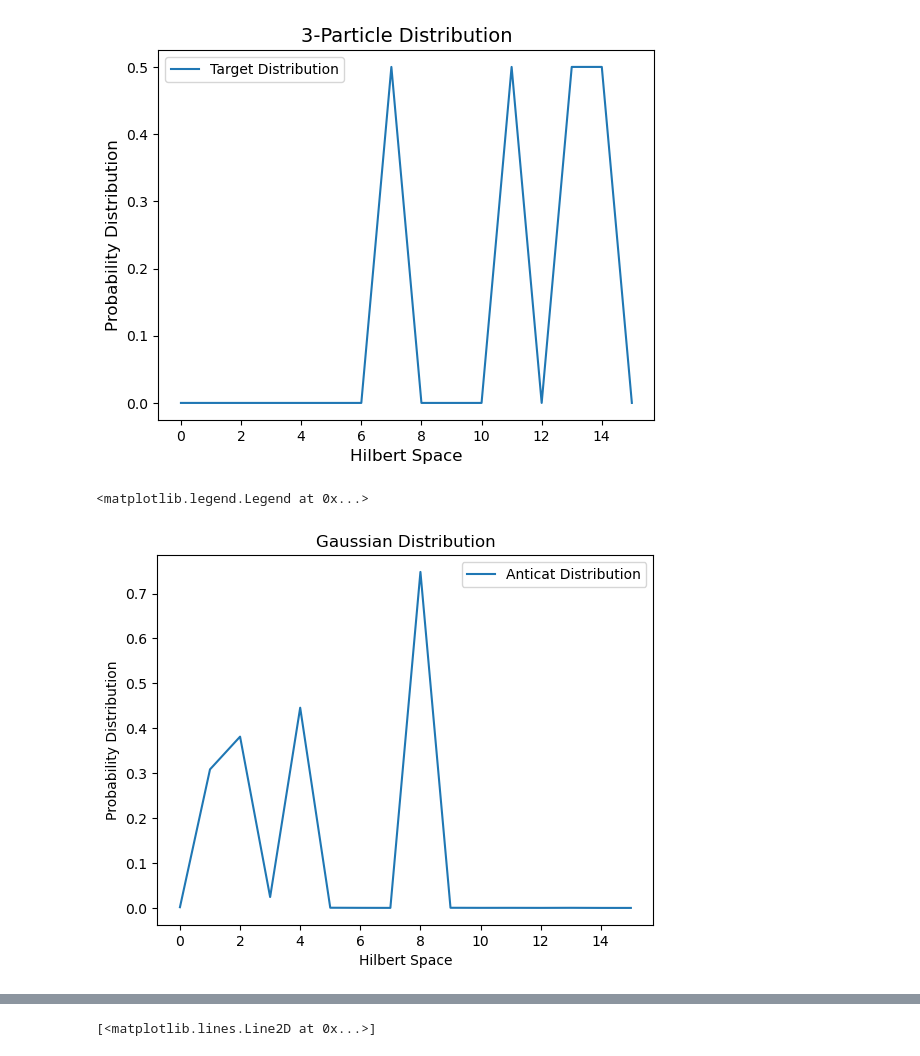
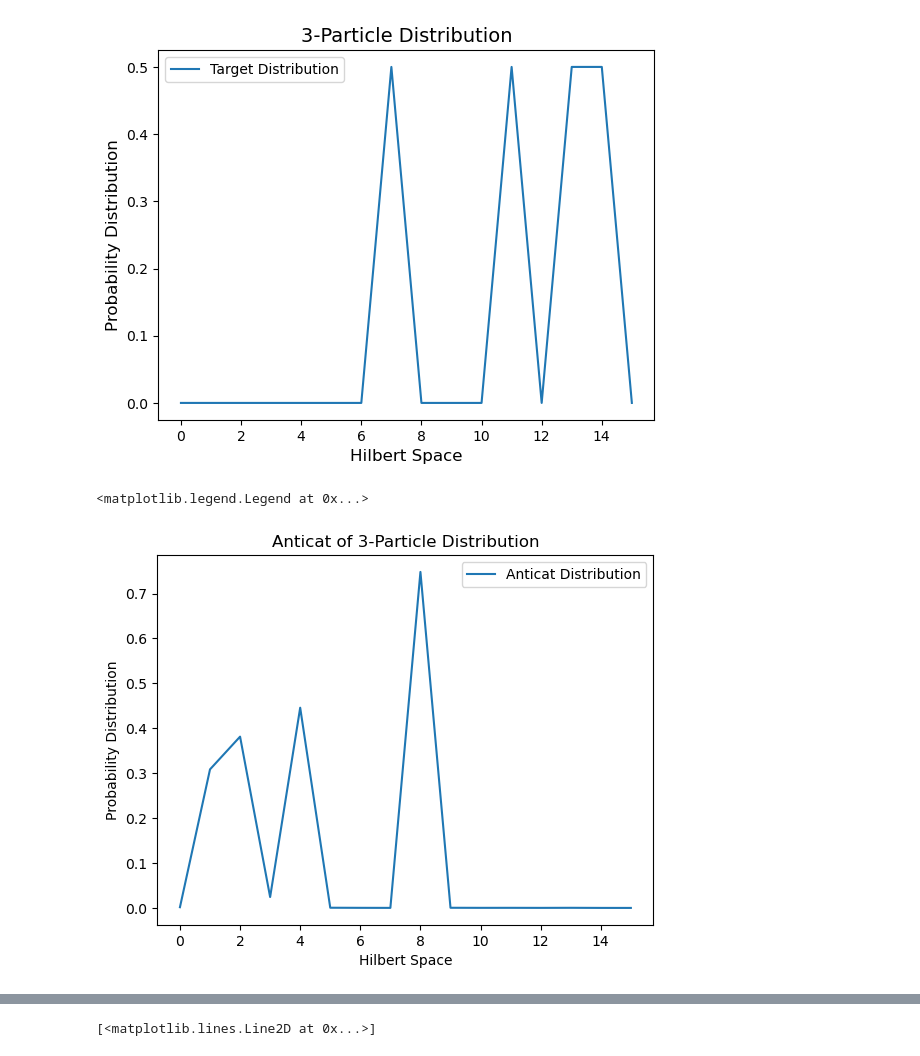
Before and after one commit to Ak-ash22/qcbm_hiwi, a Jupyter notebook: qcbm_project/cat_anticat/vqc_decoder_cat_anticat.ipynb, the cells around one changed output, grey strips where cells are left out. Cells and saved outputs as stored; diff of their text form; code cells hidden in the pictures.

Commit message:
task cat-anticat to half particle state for 3 different cats

```diff
--- a/qcbm_project/cat_anticat/vqc_decoder_cat_anticat.ipynb
+++ b/qcbm_project/cat_anticat/vqc_decoder_cat_anticat.ipynb
@@ -19,13 +20,13 @@ plt.legend()
 # %%
 # Visualizing Original AntiCat Distribution
 plt.plot(anticat_data, label='Anticat Distribution')
 plt.xlabel("Hilbert Space")
 plt.ylabel("Probability Distribution")
-plt.title("Gaussian Distribution")
+plt.title("Anticat of 3-Particle Distribution")
 plt.legend()
 # %% [output]
 <matplotlib.legend.Legend at 0x...>
-[figure, old version]
+[figure, new version]
 # %%
 qml.draw_mpl(circuit,device='default')(input_params=initial_params)
 plt.show()
```
Also changed, not shown: parts of 7 cells of this notebook, 13 other files.
